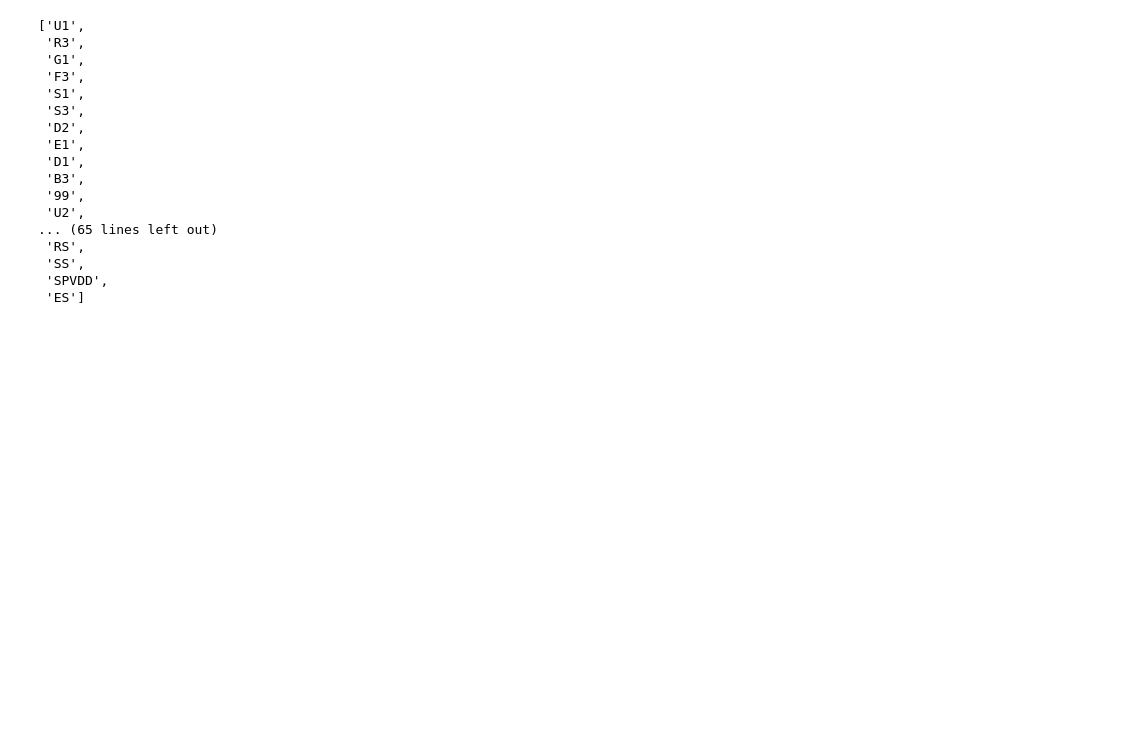
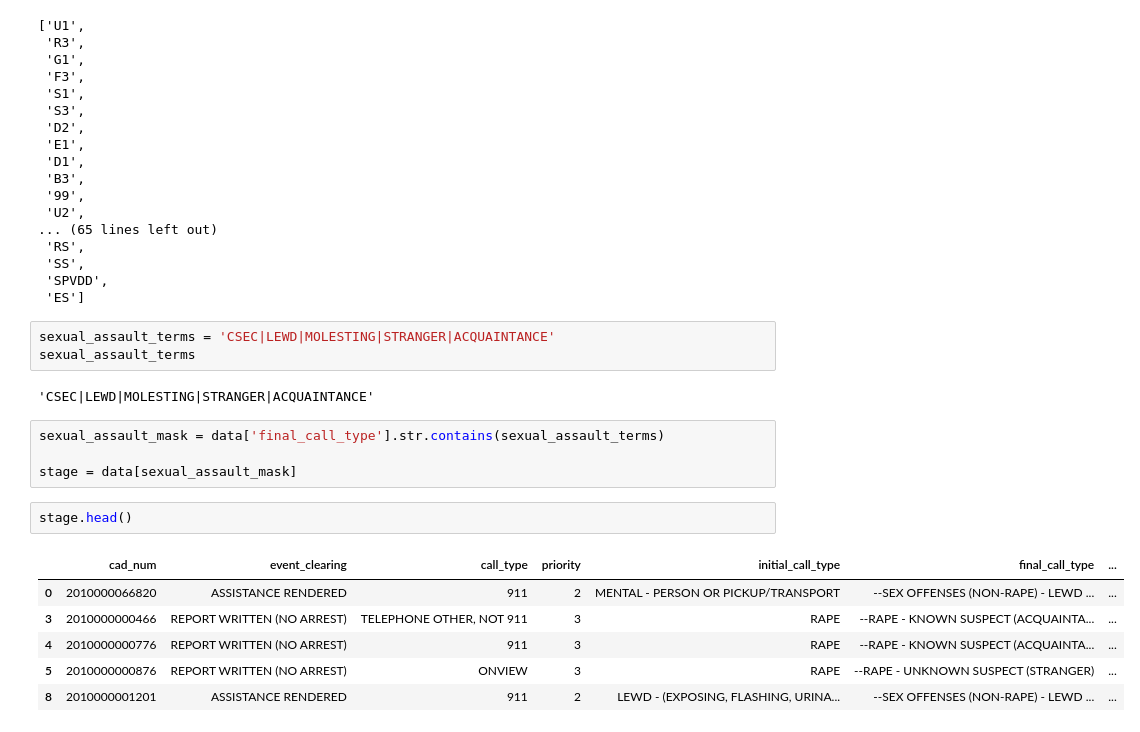
Before and after one commit to teacupwoozy/spd_notebook_archive, a Jupyter notebook: spd_notebook/2010-2018_sexcrimes_violentcrimes.ipynb, the cells around one changed output. Saved outputs shown, nothing was run; the diff lists cells and outputs as text; blank space fills up the shorter version.

```diff
--- a/spd_notebook/2010-2018_sexcrimes_violentcrimes.ipynb
+++ b/spd_notebook/2010-2018_sexcrimes_violentcrimes.ipynb
@@ -137,3 +137,21 @@ beat
  'SS',
  'SPVDD',
  'ES']
+# %%
+sexual_assault_terms = 'CSEC|LEWD|MOLESTING|STRANGER|ACQUAINTANCE'
+sexual_assault_terms
+# %% [output]
+'CSEC|LEWD|MOLESTING|STRANGER|ACQUAINTANCE'
+# %%
+sexual_assault_mask = data['final_call_type'].str.contains(sexual_assault_terms)
+
+stage = data[sexual_assault_mask]
+# %%
+stage.head()
+# %% [output]
+|  | cad_num | event_clearing | call_type | priority | initial_call_type | final_call_type | ... |
+| 0 | 2010000066820 | ASSISTANCE RENDERED | 911 | 2 | MENTAL - PERSON OR PICKUP/TRANSPORT | --SEX OFFENSES (NON-RAPE) - LEWD ... | ... |
+| 3 | 2010000000466 | REPORT WRITTEN (NO ARREST) | TELEPHONE OTHER, NOT 911 | 3 | RAPE | --RAPE - KNOWN SUSPECT (ACQUAINTA... | ... |
+| 4 | 2010000000776 | REPORT WRITTEN (NO ARREST) | 911 | 3 | RAPE | --RAPE - KNOWN SUSPECT (ACQUAINTA... | ... |
+| 5 | 2010000000876 | REPORT WRITTEN (NO ARREST) | ONVIEW | 3 | RAPE | --RAPE - UNKNOWN SUSPECT (STRANGER) | ... |
+| 8 | 2010000001201 | ASSISTANCE RENDERED | 911 | 2 | LEWD - (EXPOSING, FLASHING, URINA... | --SEX OFFENSES (NON-RAPE) - LEWD ... | ... |
```
Also changed, not shown: parts of 1 cell of this notebook.
